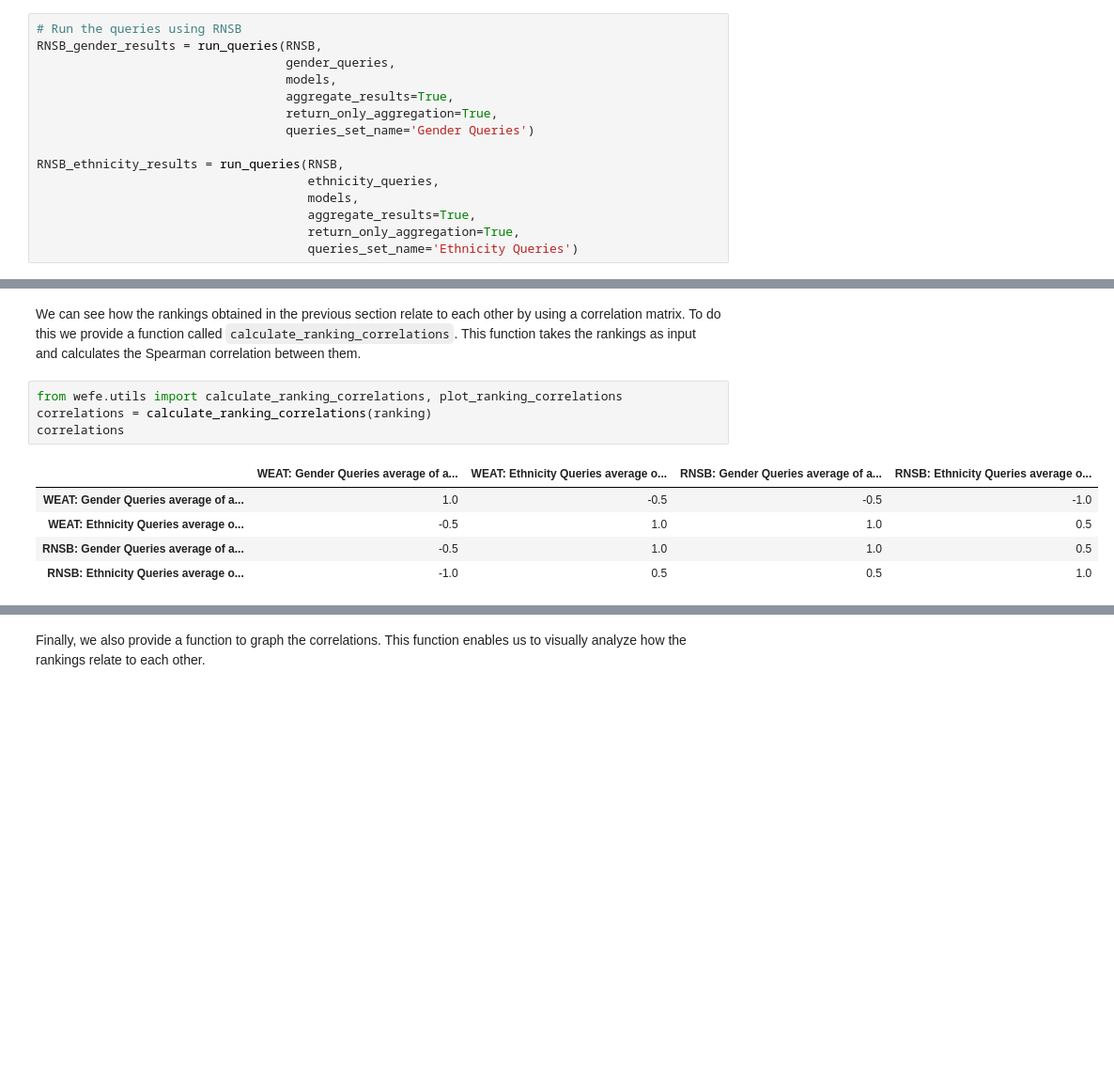
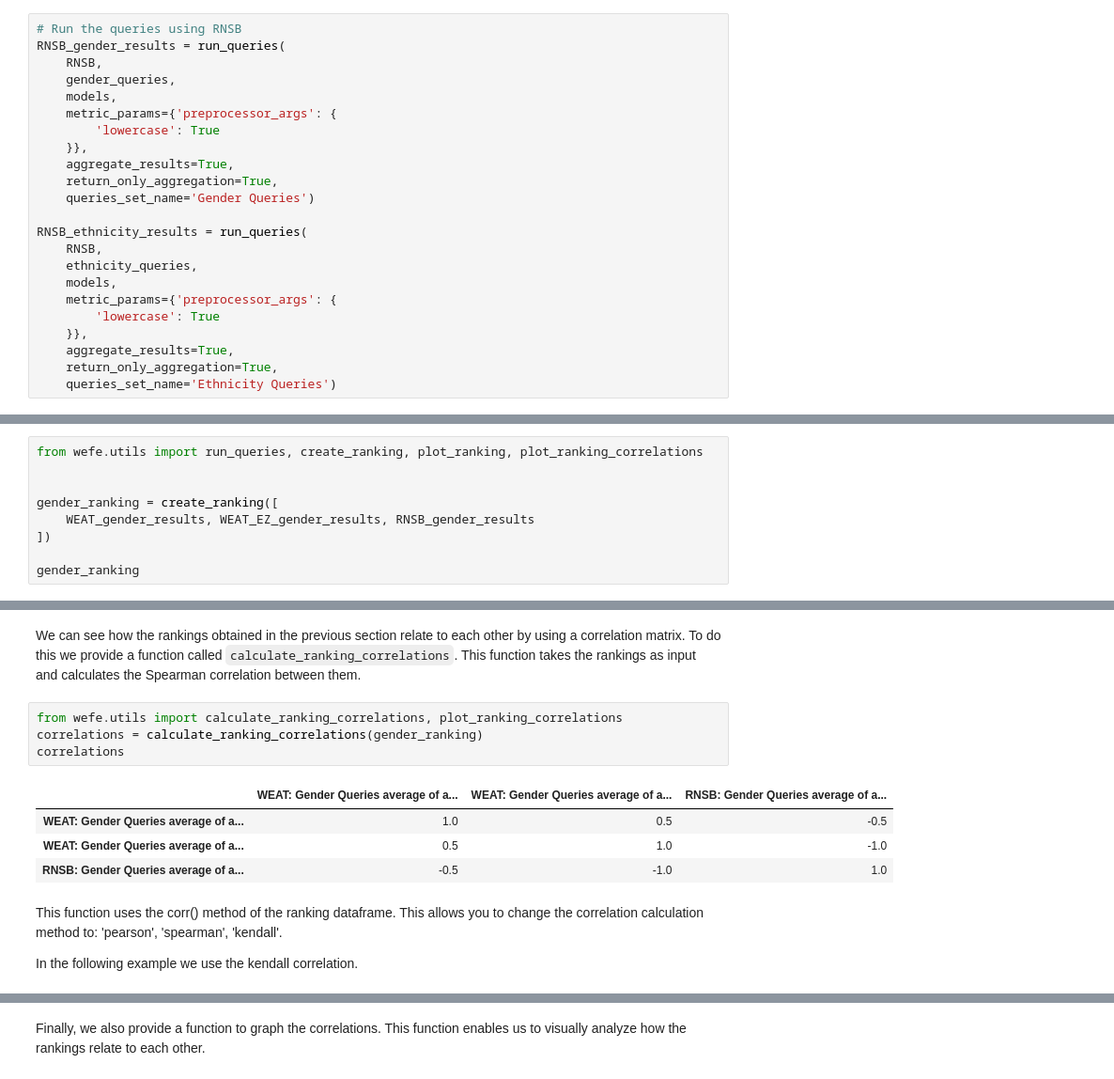
Before and after one commit to dccuchile/wefe, a Jupyter notebook: examples/User_Guide.ipynb, the cells around one changed output, grey strips where cells are left out. Shown at 94% size. Drawn from its saved outputs; the diff is of its cells as text; blank space fills up the shorter version.

```diff
--- a/examples/User_Guide.ipynb
+++ b/examples/User_Guide.ipynb
@@ -374,15 +609,23 @@ WEAT_ethnicity_results = run_queries(WEAT,
 # %%
 # Run the queries using RNSB
-RNSB_gender_results = run_queries(RNSB,
-                                  gender_queries,
-                                  models,
-                                  aggregate_results=True,
-                                  return_only_aggregation=True,
-                                  queries_set_name='Gender Queries')
+RNSB_gender_results = run_queries(
+    RNSB,
+    gender_queries,
+    models,
+    metric_params={'preprocessor_args': {
+        'lowercase': True
+    }},
+    aggregate_results=True,
+    return_only_aggregation=True,
+    queries_set_name='Gender Queries')
 
-RNSB_ethnicity_results = run_queries(RNSB,
-                                     ethnicity_queries,
-                                     models,
-                                     aggregate_results=True,
-                                     return_only_aggregation=True,
-                                     queries_set_name='Ethnicity Queries')
+RNSB_ethnicity_results = run_queries(
+    RNSB,
+    ethnicity_queries,
+    models,
+    metric_params={'preprocessor_args': {
+        'lowercase': True
+    }},
+    aggregate_results=True,
+    return_only_aggregation=True,
+    queries_set_name='Ethnicity Queries')
@@ -390,0 +651,9 @@ To create the ranking we’ll use the `create_ranking` function. This function t
+# %%
+from wefe.utils import run_queries, create_ranking, plot_ranking, plot_ranking_correlations
+
+
+gender_ranking = create_ranking([
+    WEAT_gender_results, WEAT_EZ_gender_results, RNSB_gender_results
+])
+
+gender_ranking
@@ -425,11 +710,14 @@ plot_ranking(ranking)
 We can see how the rankings obtained in the previous section relate to each other by using a correlation matrix. To do this we provide a function called `calculate_ranking_correlations`. This function takes the rankings as input and calculates the Spearman correlation between them.
 # %%
 from wefe.utils import calculate_ranking_correlations, plot_ranking_correlations
-correlations = calculate_ranking_correlations(ranking)
+correlations = calculate_ranking_correlations(gender_ranking)
 correlations
 # %% [output]
-|  | WEAT: Gender Queries average of a... | WEAT: Ethnicity Queries average o... | RNSB: Gender Queries average of a... | RNSB: Ethnicity Queries average o... |
-| WEAT: Gender Queries average of a... | 1.0 | -0.5 | -0.5 | -1.0 |
-| WEAT: Ethnicity Queries average o... | -0.5 | 1.0 | 1.0 | 0.5 |
-| RNSB: Gender Queries average of a... | -0.5 | 1.0 | 1.0 | 0.5 |
-| RNSB: Ethnicity Queries average o... | -1.0 | 0.5 | 0.5 | 1.0 |
+|  | WEAT: Gender Queries average of a... | WEAT: Gender Queries average of a... | RNSB: Gender Queries average of a... |
+| WEAT: Gender Queries average of a... | 1.0 | 0.5 | -0.5 |
+| WEAT: Gender Queries average of a... | 0.5 | 1.0 | -1.0 |
+| RNSB: Gender Queries average of a... | -0.5 | -1.0 | 1.0 |
+# %% [markdown]
+This function uses the corr() method of the ranking dataframe. This allows you to change the correlation calculation method to:  'pearson', 'spearman', 'kendall'.
+
+In the following example we use the kendall correlation.
```
Also changed, not shown: parts of 68 cells of this notebook, 17 other files.
